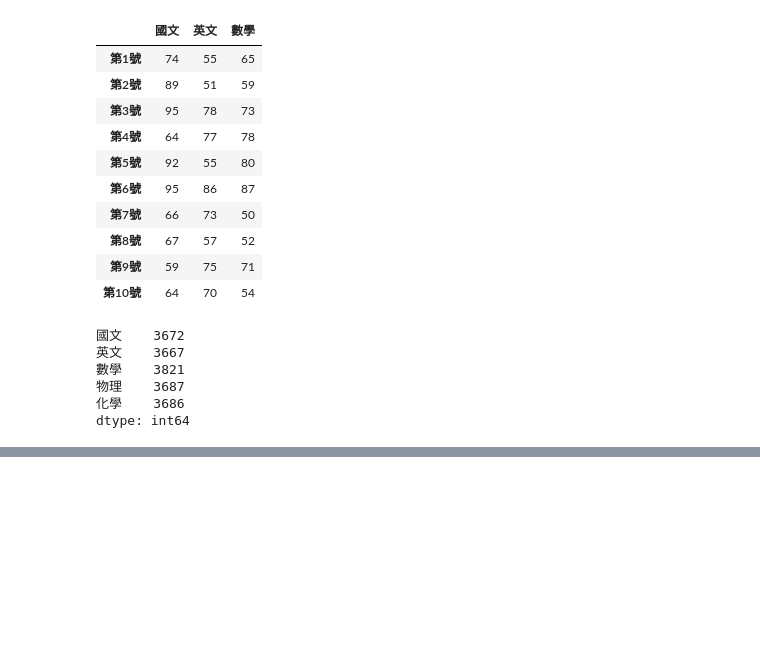
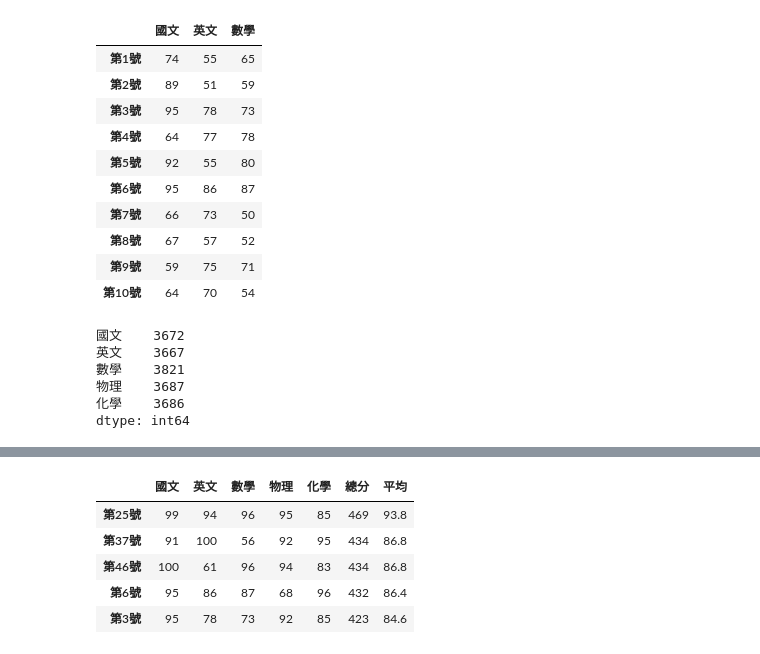
Before and after one commit to Cobratan/_Python-AI_, a Jupyter notebook: lesson11.ipynb, the cells around one changed output, grey strips where cells are left out. Saved outputs shown, nothing was run; the diff lists cells and outputs as text; code cells hidden in the pictures; blank space fills up the shorter version.

```diff
--- a/lesson11.ipynb
+++ b/lesson11.ipynb
@@ -172 +173,10 @@ df2
 | 第50號 | 52 | 67 | 67 | 53 | 57 | 296 | 59.2 |
+# %%
+df3.iloc[:5]
+# %% [output]
+|  | 國文 | 英文 | 數學 | 物理 | 化學 | 總分 | 平均 |
+| 第25號 | 99 | 94 | 96 | 95 | 85 | 469 | 93.8 |
+| 第37號 | 91 | 100 | 56 | 92 | 95 | 434 | 86.8 |
+| 第46號 | 100 | 61 | 96 | 94 | 83 | 434 | 86.8 |
+| 第6號 | 95 | 86 | 87 | 68 | 96 | 432 | 86.4 |
+| 第3號 | 95 | 78 | 73 | 92 | 85 | 423 | 84.6 |
```
Also changed, not shown: parts of 4 cells of this notebook.
